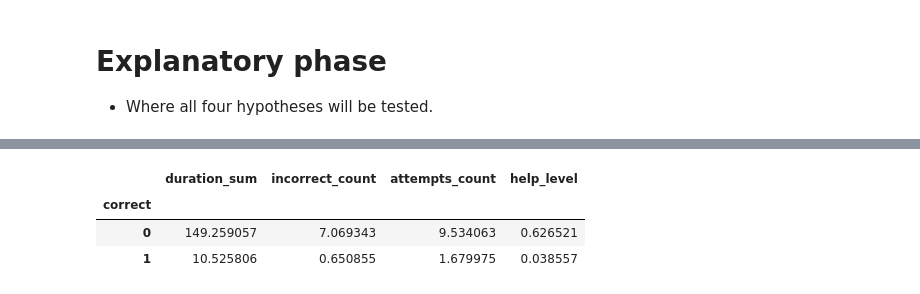
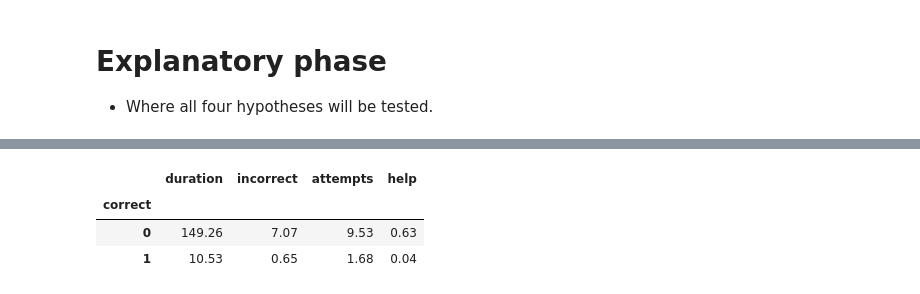
Before and after one commit to Morotskungen/datascience_blogpost, a Jupyter notebook: Project_blogpost_250426.ipynb, the cells around one changed output, grey strips where cells are left out. Saved outputs shown, nothing was run; the diff lists cells and outputs as text; code cells hidden in the pictures.

```diff
--- a/Project_blogpost_250426.ipynb
+++ b/Project_blogpost_250426.ipynb
@@ -372,0 +372,15 @@ corr.style.background_gradient(cmap='coolwarm')
+# %%
+os.chdir('result')
+print(os.getcwd())
+
+# Creating a dataframe with columns where we want to see correlation.
+df_clean_corr = df_clean[['correct', 'duration', 'incorrect', 'attempts', 'help']]
+cols_list = list(df_clean_corr.columns)
+
+# Plot and save correaltion matrix.
+fig, ax = plt.subplots()
+sns.heatmap(df_clean_corr.corr(method='pearson'), annot=True, fmt='.4f',
+            cmap=plt.get_cmap('coolwarm'), cbar=False, ax=ax)
+ax.xaxis.tick_top()
+ax.set_yticklabels(ax.get_yticklabels(), rotation="horizontal")
+plt.savefig('result.png', bbox_inches='tight', pad_inches=0.0)
@@ -373,10 +390,10 @@ corr.style.background_gradient(cmap='coolwarm')
 # %%
-df_clean_corr.groupby('correct').mean()
+df_clean_corr.groupby('correct').mean().round(2)
 # %% [output]
-|  | duration_sum | incorrect_count | attempts_count | help_level |
+|  | duration | incorrect | attempts | help |
 | correct |  |  |  |  |
-| 0 | 149.259057 | 7.069343 | 9.534063 | 0.626521 |
-| 1 | 10.525806 | 0.650855 | 1.679975 | 0.038557 |
+| 0 | 149.26 | 7.07 | 9.53 | 0.63 |
+| 1 | 10.53 | 0.65 | 1.68 | 0.04 |
 # %% [markdown]
 ### Observation
 
```
Also changed, not shown: parts of 20 cells of this notebook, 14 other files.
